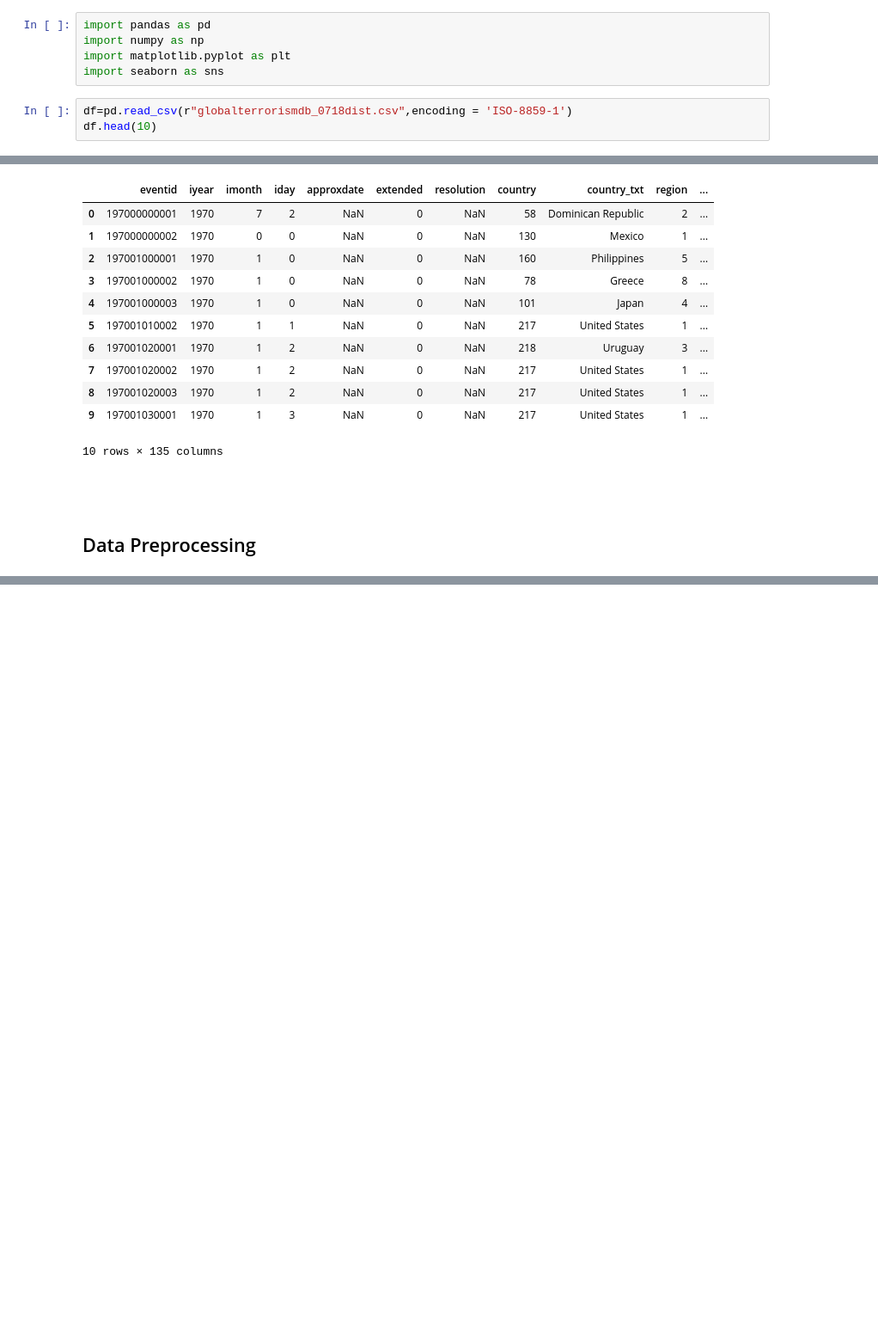
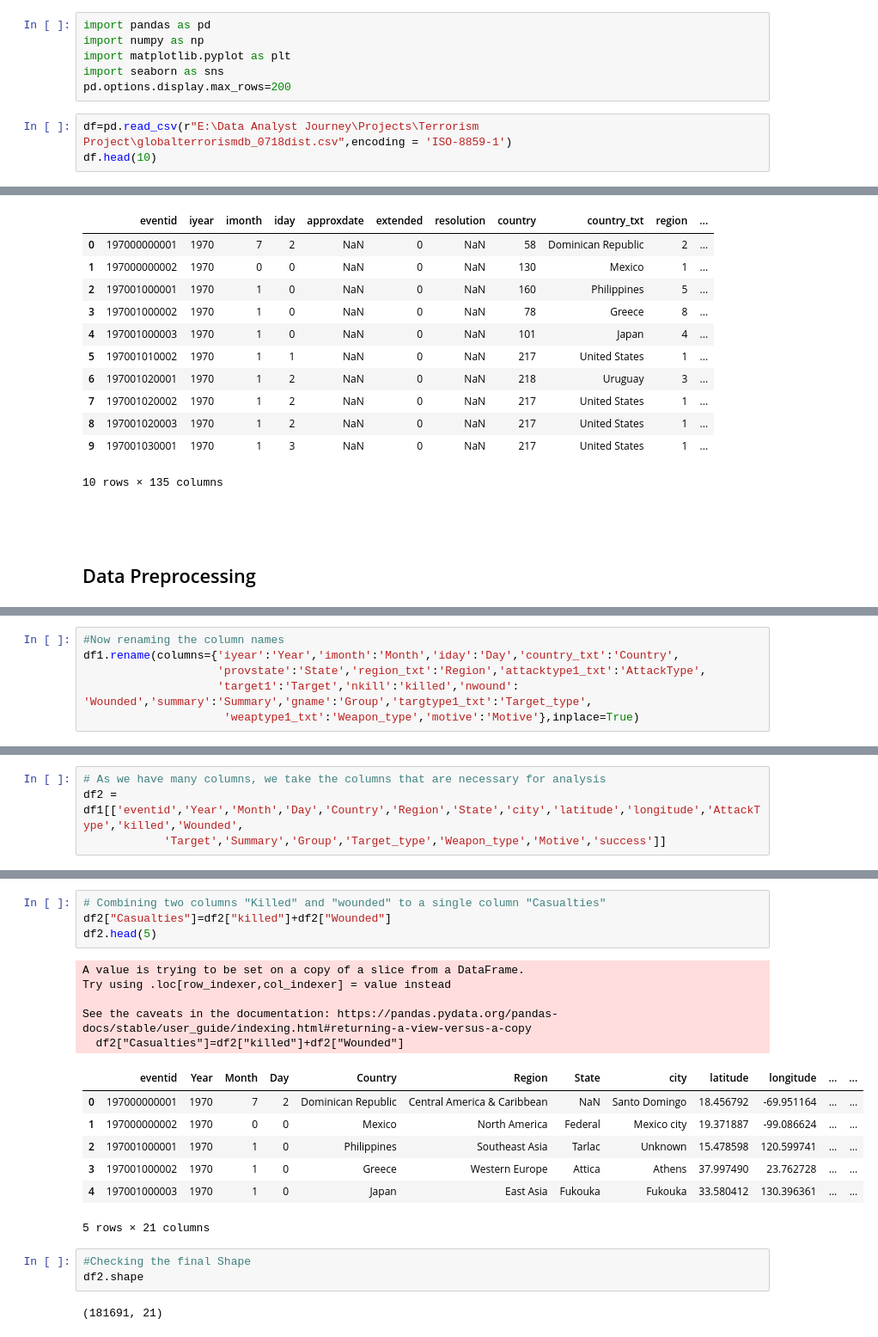
Before and after one commit to Gemini-Abhi/Machine-Learning-projects, a Jupyter notebook: Terrorism Project/Terrorism.ipynb, the cells around one changed output, grey strips where cells are left out. Shown at 86% size. Cells and saved outputs as stored; diff of their text form; blank space fills up the shorter version.

Commit message:
Data cleaning performed

```diff
--- a/Terrorism Project/Terrorism.ipynb
+++ b/Terrorism Project/Terrorism.ipynb
@@ -31,8 +31,9 @@ import pandas as pd
 import numpy as np
 import matplotlib.pyplot as plt
 import seaborn as sns
+pd.options.display.max_rows=200
 # %%
-df=pd.read_csv(r"globalterrorismdb_0718dist.csv",encoding = 'ISO-8859-1')
+df=pd.read_csv(r"E:\Data Analyst Journey\Projects\Terrorism Project\globalterrorismdb_0718dist.csv",encoding = 'ISO-8859-1')
 df.head(10)
 # %% [output]
 |  | eventid | iyear | imonth | iday | approxdate | extended | resolution | country | country_txt | region | ... |
@@ -96,0 +163,6 @@ df1.head(10)
+# %%
+#Now renaming the column names
+df1.rename(columns={'iyear':'Year','imonth':'Month','iday':'Day','country_txt':'Country',
+                    'provstate':'State','region_txt':'Region','attacktype1_txt':'AttackType',
+                    'target1':'Target','nkill':'killed','nwound': 'Wounded','summary':'Summary','gname':'Group','targtype1_txt':'Target_type',
+                     'weaptype1_txt':'Weapon_type','motive':'Motive'},inplace=True)
@@ -96,0 +178,4 @@ df1.head(10)
+# %%
+# As we have many columns, we take the columns that are necessary for analysis
+df2 = df1[['eventid','Year','Month','Day','Country','Region','State','city','latitude','longitude','AttackType','killed','Wounded',
+            'Target','Summary','Group','Target_type','Weapon_type','Motive','success']]
@@ -96,0 +191,22 @@ df1.head(10)
+# %%
+# Combining two columns "Killed" and "wounded" to a single column "Casualties"
+df2["Casualties"]=df2["killed"]+df2["Wounded"]
+df2.head(5)
+# %% [output]
+A value is trying to be set on a copy of a slice from a DataFrame.
+Try using .loc[row_indexer,col_indexer] = value instead
+
+See the caveats in the documentation: https://pandas.pydata.org/pandas-docs/stable/user_guide/indexing.html#returning-a-view-versus-a-copy
+  df2["Casualties"]=df2["killed"]+df2["Wounded"]
+|  | eventid | Year | Month | Day | Country | Region | State | city | latitude | longitude | ... | ... |
+| 0 | 197000000001 | 1970 | 7 | 2 | Dominican Republic | Central America & Caribbean | NaN | Santo Domingo | 18.456792 | -69.951164 | ... | ... |
+| 1 | 197000000002 | 1970 | 0 | 0 | Mexico | North America | Federal | Mexico city | 19.371887 | -99.086624 | ... | ... |
+| 2 | 197001000001 | 1970 | 1 | 0 | Philippines | Southeast Asia | Tarlac | Unknown | 15.478598 | 120.599741 | ... | ... |
+| 3 | 197001000002 | 1970 | 1 | 0 | Greece | Western Europe | Attica | Athens | 37.997490 | 23.762728 | ... | ... |
+| 4 | 197001000003 | 1970 | 1 | 0 | Japan | East Asia | Fukouka | Fukouka | 33.580412 | 130.396361 | ... | ... |
+5 rows × 21 columns
+# %%
+#Checking the final Shape
+df2.shape
+# %% [output]
+(181691, 21)
```
Also changed, not shown: parts of 13 cells of this notebook.
